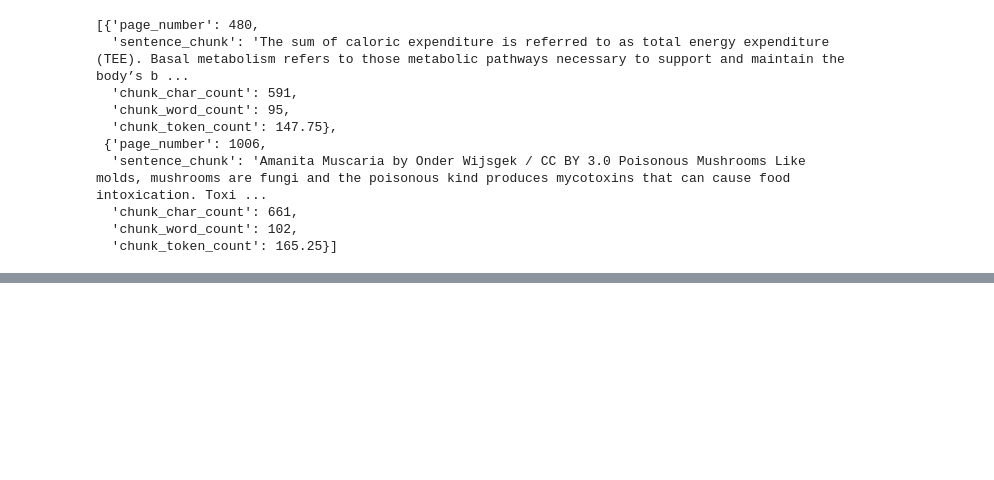
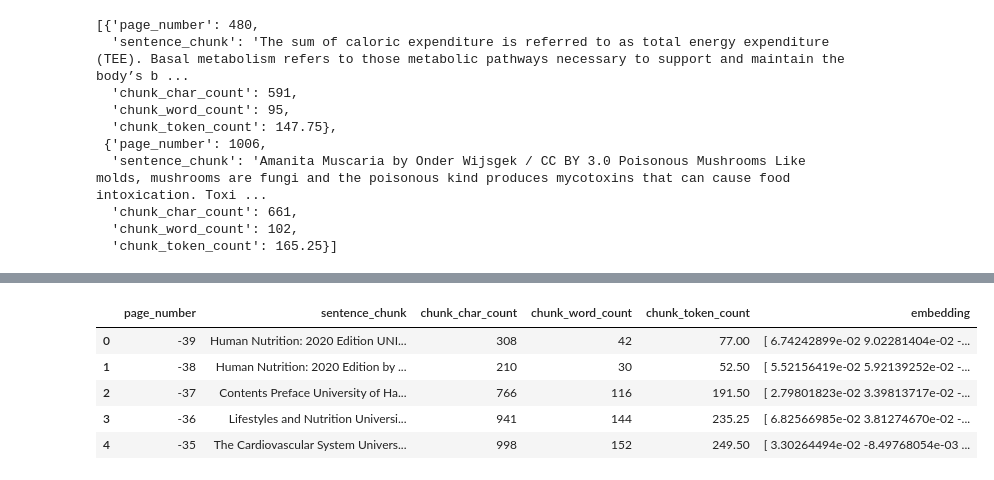
Before and after one commit to dawmro/simple-local-rag, a Jupyter notebook: local-rag.ipynb, the cells around one changed output, grey strips where cells are left out. Saved outputs shown, nothing was run; the diff lists cells and outputs as text; code cells hidden in the pictures; blank space fills up the shorter version.

Commit message:
[ADD] create embeddings

```diff
--- a/local-rag.ipynb
+++ b/local-rag.ipynb
@@ -322,0 +424,16 @@ random.sample(ages_and_chunks_over_min_token_len, k=2)
+# %%
+# save embeddings to file
+text_chunks_and_embeddings_df = pd.DataFrame(pages_and_chunks_over_min_token_len)
+embeddings_df_save_path = "text_chunks_and_embeddings_df.csv"
+text_chunks_and_embeddings_df.to_csv(embeddings_df_save_path, index=False)
+# %%
+# import saved embeddings
+text_chunks_and_embeddings_df_load = pd.read_csv(embeddings_df_save_path)
+text_chunks_and_embeddings_df_load.head()
+# %% [output]
+|  | page_number | sentence_chunk | chunk_char_count | chunk_word_count | chunk_token_count | embedding |
+| 0 | -39 | Human Nutrition: 2020 Edition UNI... | 308 | 42 | 77.00 | [ 6.74242899e-02 9.02281404e-02 -... |
+| 1 | -38 | Human Nutrition: 2020 Edition by ... | 210 | 30 | 52.50 | [ 5.52156419e-02 5.92139252e-02 -... |
+| 2 | -37 | Contents Preface University of Ha... | 766 | 116 | 191.50 | [ 2.79801823e-02 3.39813717e-02 -... |
+| 3 | -36 | Lifestyles and Nutrition Universi... | 941 | 144 | 235.25 | [ 6.82566985e-02 3.81274670e-02 -... |
+| 4 | -35 | The Cardiovascular System Univers... | 998 | 152 | 249.50 | [ 3.30264494e-02 -8.49768054e-03 ... |
```
Also changed, not shown: parts of 7 cells of this notebook.
